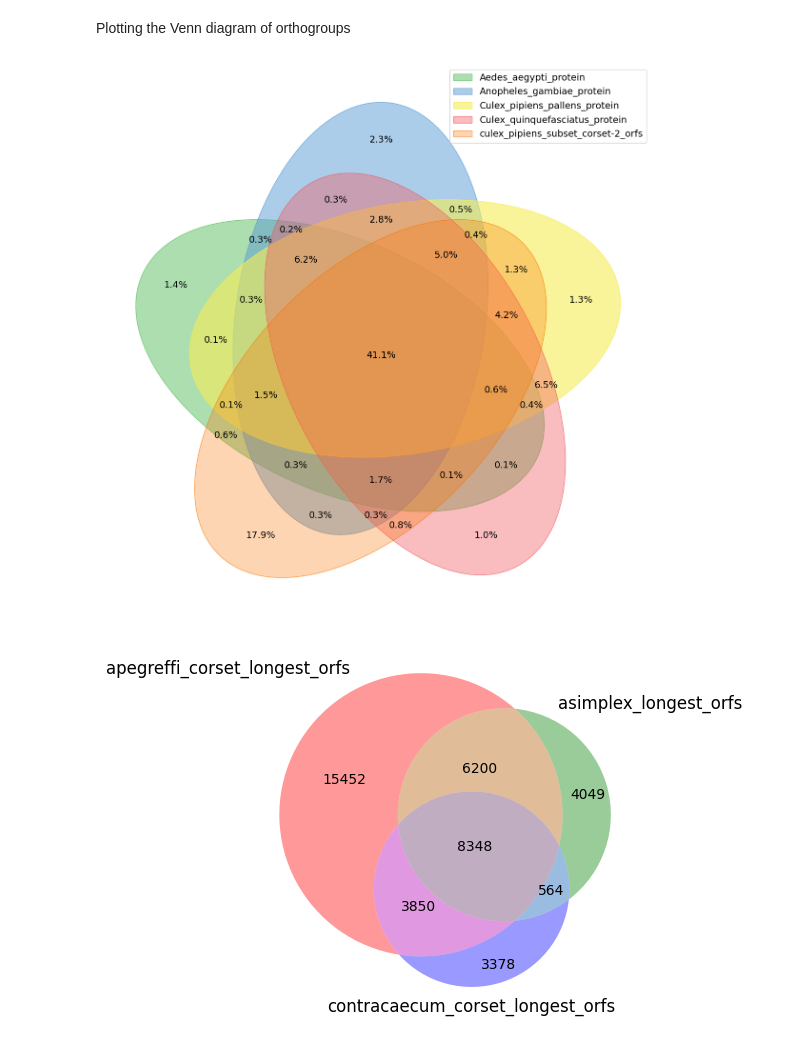
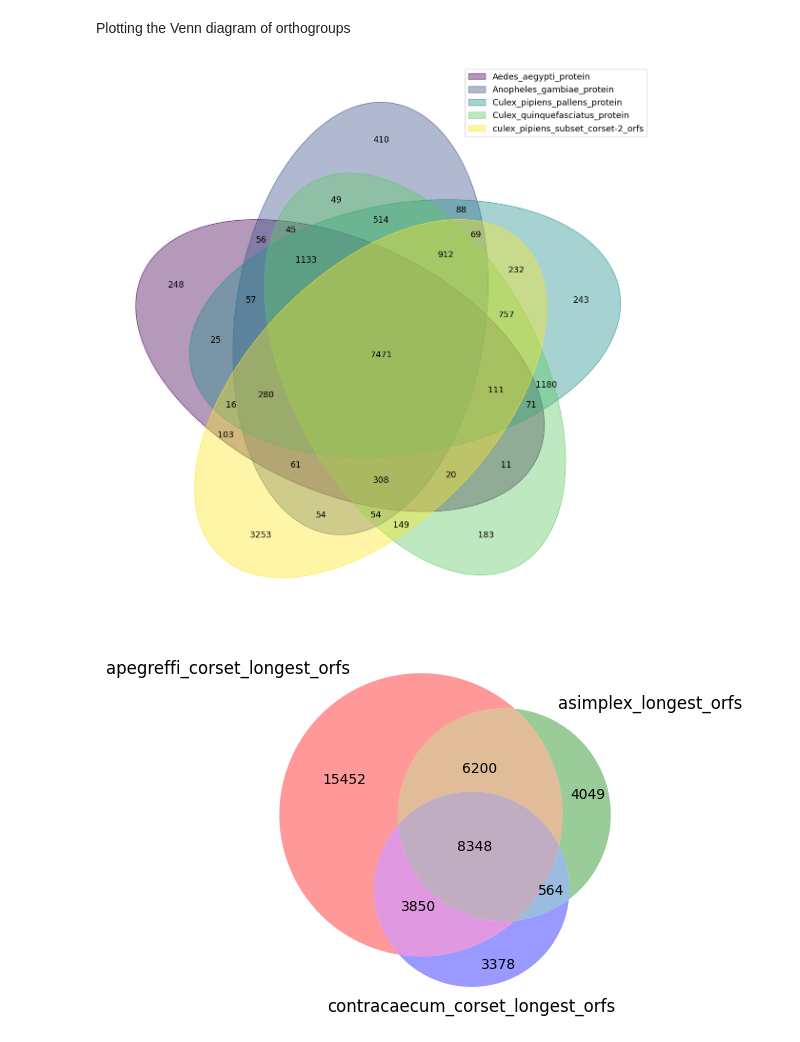
Before and after one commit to lorenzo-arcioni/BioSwiftAnalytics, a Jupyter notebook: Orthofinder-results-plot.ipynb, the cells around one changed output. Cells and saved outputs as stored; diff of their text form; code cells hidden in the pictures.

```diff
--- a/Orthofinder-results-plot.ipynb
+++ b/Orthofinder-results-plot.ipynb
@@ -41,20 +41,18 @@ Plotting the Venn diagram of orthogroups
 # %%
 # Take all orthogroups of each organism
 
 df = pd.read_csv(orthogroups_file, sep='\t')
 colori = ['red', 'blue', 'green', 'black']
 s = {}
 
 for org in organisms:
     s[org] = set(df[df[org].notna()]['Orthogroup'])
 
-lbs = venn.get_labels([s[i] for i in s.keys()], fill=['percent'])
-lbs = {i: lbs[i][1:-1] for i in lbs.keys()}
-venn.venn5(lbs, names=organisms, figsize=(30, 15))
+venn.venn(s, figsize=(30, 15))
 plt.savefig(path + filename + '_orthogroups_venn.png', bbox_inches = 'tight', dpi=300)
 plt.show()
 # %% [output]
-[figure, old version]
+[figure, new version]
 # %%
 from matplotlib_venn import venn3
 from matplotlib_venn import venn2_unweighted
```
